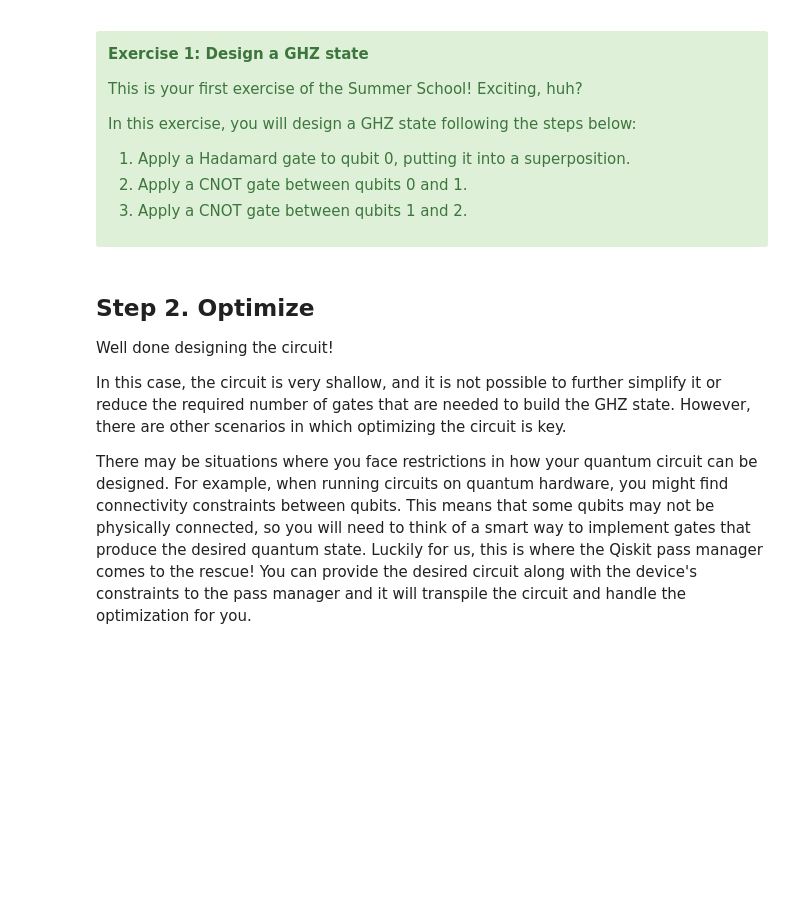
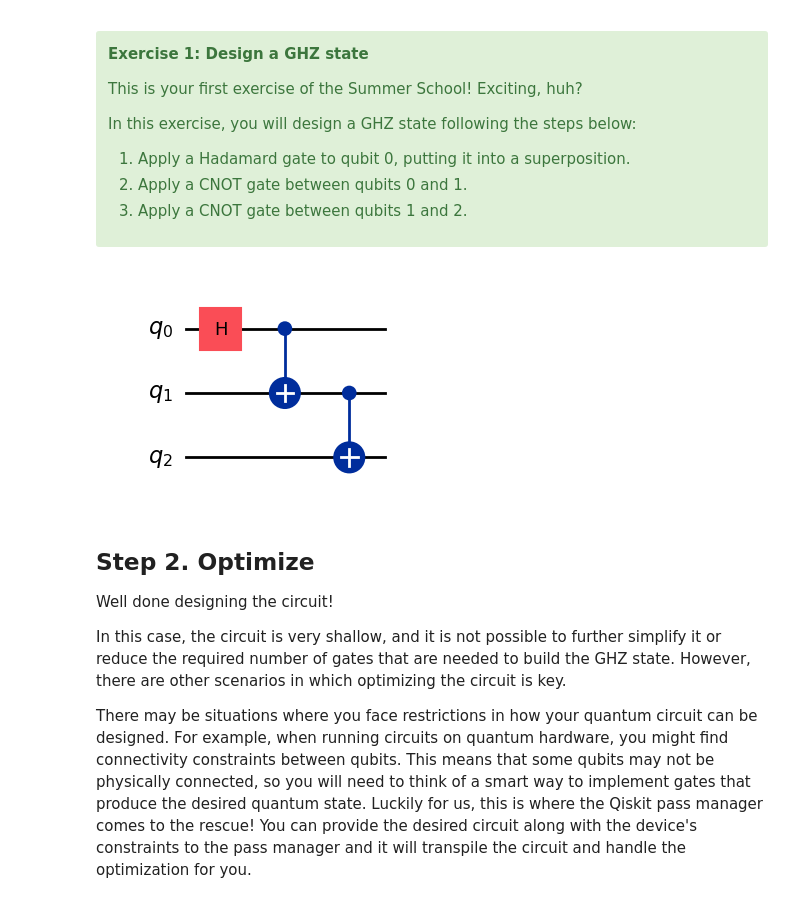
Before and after one commit to treylonwofford/qgss-2025, a Jupyter notebook: lab-0/lab0.ipynb, the cells around one changed output. Cells and saved outputs as stored; diff of their text form; code cells hidden in the pictures; blank space fills up the shorter version.

```diff
--- a/lab-0/lab0.ipynb
+++ b/lab-0/lab0.ipynb
@@ -225,15 +228,18 @@ In this exercise, you will design a GHZ state following the steps below:
 # %%
 # Create a new circuit with three qubits
 qc = QuantumCircuit(3)
 
 ### WRITE YOUR CODE BELOW HERE ###
 # Add a H gate to qubit 0
+qc.h(0)
 
 # Add a CNOT gate to qubits 0 and 1
-
+qc.cx(0,1)
 # Add a CNOT gate to qubits 1 and 2
-
+qc.cx(1,2)
 ### YOUR CODE FINISHES HERE    ###
 
 # Return a drawing of the circuit using MatPlotLib ("mpl").
 qc.draw("mpl")
+# %% [output]
+[figure, added]
```
Also changed, not shown: parts of 8 cells of this notebook.
